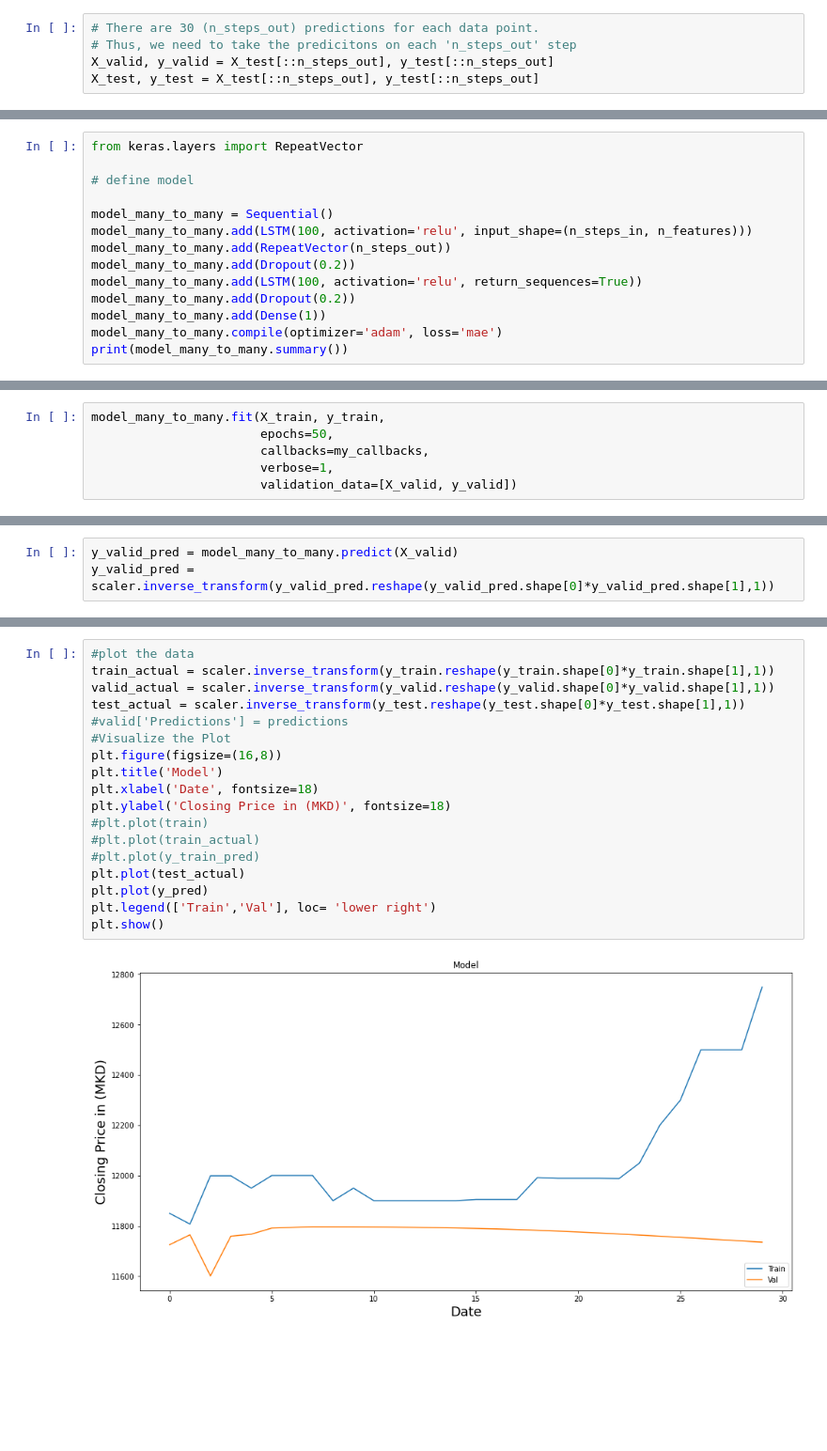
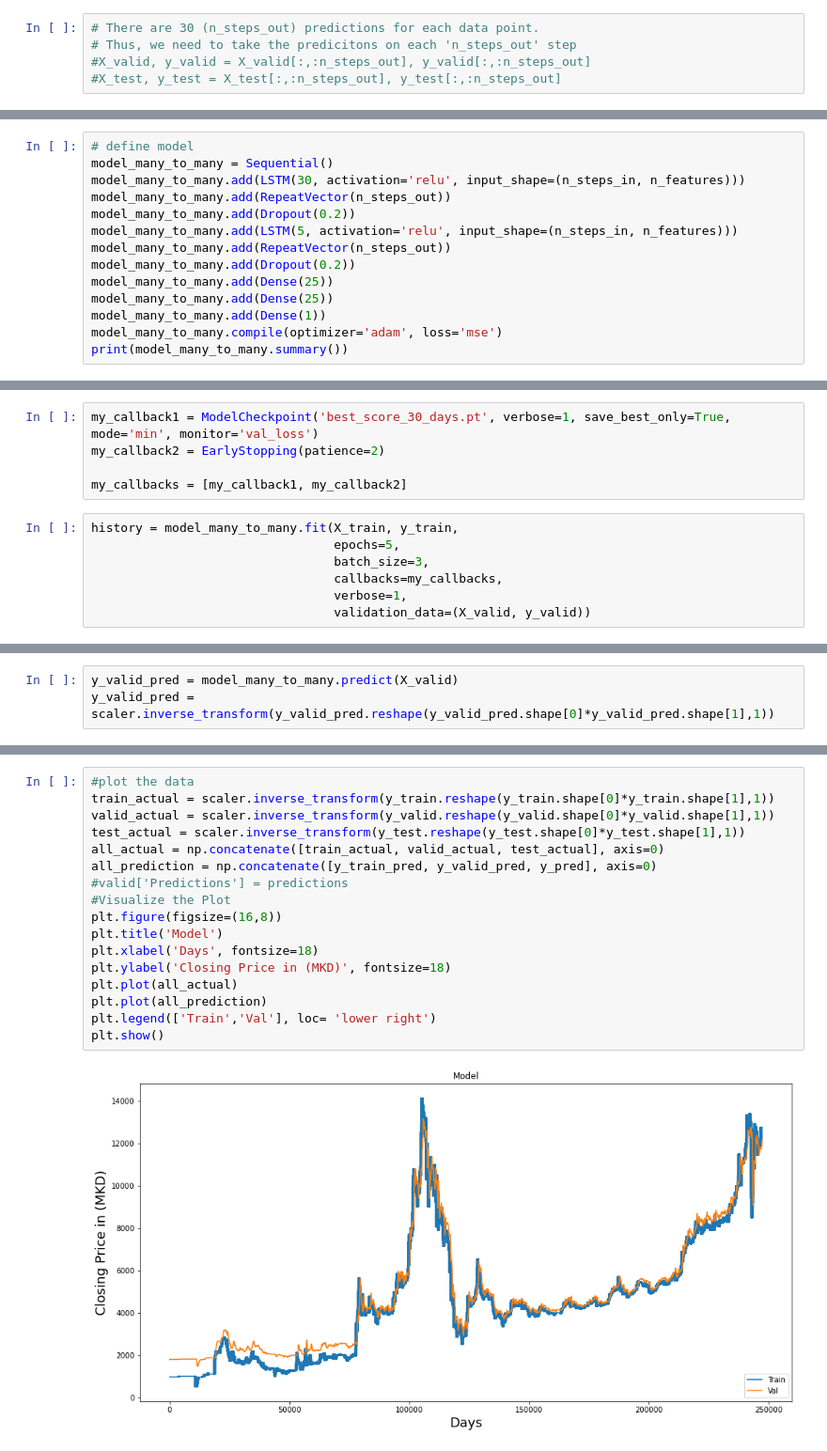
Before and after one commit to gjurcin/MacedoniaStockMarket, a Jupyter notebook: 30_days_prediction/mse_prediction_RNN_gjurcin.ipynb, the cells around one changed output, grey strips where cells are left out. Shown at 94% size. Drawn from its saved outputs; the diff is of its cells as text; blank space fills up the shorter version.

```diff
--- a/30_days_prediction/mse_prediction_RNN_gjurcin.ipynb
+++ b/30_days_prediction/mse_prediction_RNN_gjurcin.ipynb
@@ -275,8 +297,8 @@ X_train.shape, X_valid.shape, X_test.shape, y_train.shape, y_valid.shape, y_test
 # %%
 # There are 30 (n_steps_out) predictions for each data point.
 # Thus, we need to take the predicitons on each 'n_steps_out' step
-X_valid, y_valid = X_test[::n_steps_out], y_test[::n_steps_out]
-X_test, y_test = X_test[::n_steps_out], y_test[::n_steps_out]
+#X_valid, y_valid = X_valid[:,:n_steps_out], y_valid[:,:n_steps_out]
+#X_test, y_test = X_test[:,:n_steps_out], y_test[:,:n_steps_out]
 # %%
 X_train.shape, X_valid.shape, X_test.shape, y_train.shape, y_valid.shape, y_test.shape
 # %% [output]
@@ -284,15 +311,15 @@ X_train.shape, X_valid.shape, X_test.shape, y_train.shape, y_valid.shape, y_test
 # %%
-from keras.layers import RepeatVector
-
 # define model
-
 model_many_to_many = Sequential()
-model_many_to_many.add(LSTM(100, activation='relu', input_shape=(n_steps_in, n_features)))
+model_many_to_many.add(LSTM(30, activation='relu', input_shape=(n_steps_in, n_features)))
 model_many_to_many.add(RepeatVector(n_steps_out))
 model_many_to_many.add(Dropout(0.2))
-model_many_to_many.add(LSTM(100, activation='relu', return_sequences=True))
+model_many_to_many.add(LSTM(5, activation='relu', input_shape=(n_steps_in, n_features)))
+model_many_to_many.add(RepeatVector(n_steps_out))
 model_many_to_many.add(Dropout(0.2))
+model_many_to_many.add(Dense(25))
+model_many_to_many.add(Dense(25))
 model_many_to_many.add(Dense(1))
-model_many_to_many.compile(optimizer='adam', loss='mae')
+model_many_to_many.compile(optimizer='adam', loss='mse')
 print(model_many_to_many.summary())
 # %% [output]
@@ -313,10 +340,16 @@ Trainable params: 121,301
 Non-trainable params: 0
 _________________________________________________________________
 None
+# %%
+my_callback1 = ModelCheckpoint('best_score_30_days.pt', verbose=1, save_best_only=True, mode='min', monitor='val_loss')
+my_callback2 = EarlyStopping(patience=2)
+
+my_callbacks = [my_callback1, my_callback2]
 # %%
-model_many_to_many.fit(X_train, y_train,
-                       epochs=50,
-                       callbacks=my_callbacks,
-                       verbose=1,
-                       validation_data=[X_valid, y_valid])
+history = model_many_to_many.fit(X_train, y_train,
+                                 epochs=5,
+                                 batch_size=3,
+                                 callbacks=my_callbacks,
+                                 verbose=1,
+                                 validation_data=(X_valid, y_valid))
 # %% [output]
@@ -366,20 +413,19 @@ plt.show()
 # %%
 #plot the data
 train_actual = scaler.inverse_transform(y_train.reshape(y_train.shape[0]*y_train.shape[1],1))
 valid_actual = scaler.inverse_transform(y_valid.reshape(y_valid.shape[0]*y_valid.shape[1],1))
 test_actual = scaler.inverse_transform(y_test.reshape(y_test.shape[0]*y_test.shape[1],1))
+all_actual = np.concatenate([train_actual, valid_actual, test_actual], axis=0)
+all_prediction = np.concatenate([y_train_pred, y_valid_pred, y_pred], axis=0)
 #valid['Predictions'] = predictions
 #Visualize the Plot
 plt.figure(figsize=(16,8))
 plt.title('Model')
-plt.xlabel('Date', fontsize=18)
+plt.xlabel('Days', fontsize=18)
 plt.ylabel('Closing Price in (MKD)', fontsize=18)
-#plt.plot(train)
-#plt.plot(train_actual)
-#plt.plot(y_train_pred)
-plt.plot(test_actual)
-plt.plot(y_pred)
+plt.plot(all_actual)
+plt.plot(all_prediction)
 plt.legend(['Train','Val'], loc= 'lower right')
 plt.show()
 # %% [output]
-[figure, old version]
+[figure, new version]
```
Also changed, not shown: parts of 21 cells of this notebook, 10 other files.
